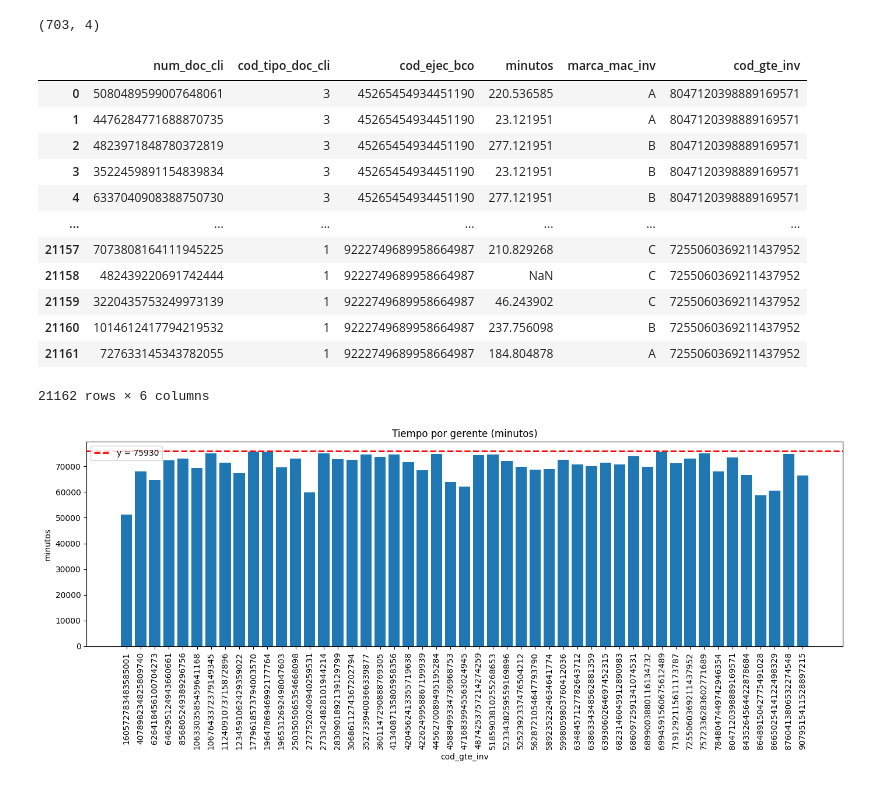
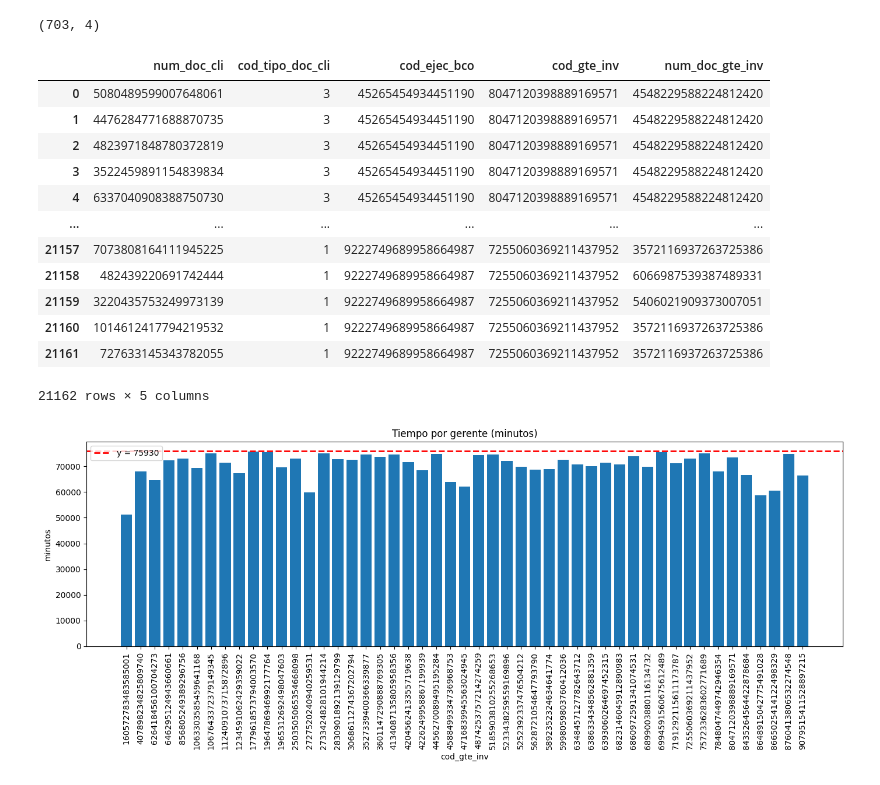
Before and after one commit to Arley6mith/bcol_prueba_2025, a Jupyter notebook: notebooks/optimize.ipynb, the cells around one changed output. Saved outputs shown, nothing was run; the diff lists cells and outputs as text; code cells hidden in the pictures.

```diff
--- a/notebooks/optimize.ipynb
+++ b/notebooks/optimize.ipynb
@@ -484,23 +484,24 @@ df_asignacion.shape
 # %% [output]
 (703, 4)
 # %%
-merge_gerente_asig = df_time_client[['num_doc_cli','cod_tipo_doc_cli','cod_ejec_bco','minutos','marca_mac_inv']].merge(
+merge_gerente_asig = df_time_client[['num_doc_cli','cod_tipo_doc_cli','num_doc_gte_inv','cod_ejec_bco','minutos','marca_mac_inv']].merge(
     df_asignacion[['cod_ejec_bco','cod_gte_inv']],on='cod_ejec_bco', how='right')
 # %%
 merge_gerente_asig['cod_gte_inv'].dropna(inplace=True)
 # %%
-merge_gerente_asig
+base_final = merge_gerente_asig[['num_doc_cli','cod_tipo_doc_cli','cod_ejec_bco','cod_gte_inv','num_doc_gte_inv']]
+base_final
 # %% [output]
-|  | num_doc_cli | cod_tipo_doc_cli | cod_ejec_bco | minutos | marca_mac_inv | cod_gte_inv |
-| 0 | 5080489599007648061 | 3 | 45265454934451190 | 220.536585 | A | 8047120398889169571 |
-| 1 | 4476284771688870735 | 3 | 45265454934451190 | 23.121951 | A | 8047120398889169571 |
-| 2 | 4823971848780372819 | 3 | 45265454934451190 | 277.121951 | B | 8047120398889169571 |
-| 3 | 3522459891154839834 | 3 | 45265454934451190 | 23.121951 | B | 8047120398889169571 |
-| 4 | 6337040908388750730 | 3 | 45265454934451190 | 277.121951 | B | 8047120398889169571 |
-| ... | ... | ... | ... | ... | ... | ... |
-| 21157 | 7073808164111945225 | 1 | 9222749689958664987 | 210.829268 | C | 7255060369211437952 |
-| 21158 | 482439220691742444 | 1 | 9222749689958664987 | NaN | C | 7255060369211437952 |
-| 21159 | 3220435753249973139 | 1 | 9222749689958664987 | 46.243902 | C | 7255060369211437952 |
-| 21160 | 1014612417794219532 | 1 | 9222749689958664987 | 237.756098 | B | 7255060369211437952 |
-| 21161 | 727633145343782055 | 1 | 9222749689958664987 | 184.804878 | A | 7255060369211437952 |
+|  | num_doc_cli | cod_tipo_doc_cli | cod_ejec_bco | cod_gte_inv | num_doc_gte_inv |
+| 0 | 5080489599007648061 | 3 | 45265454934451190 | 8047120398889169571 | 4548229588224812420 |
+| 1 | 4476284771688870735 | 3 | 45265454934451190 | 8047120398889169571 | 4548229588224812420 |
+| 2 | 4823971848780372819 | 3 | 45265454934451190 | 8047120398889169571 | 4548229588224812420 |
+| 3 | 3522459891154839834 | 3 | 45265454934451190 | 8047120398889169571 | 4548229588224812420 |
+| 4 | 6337040908388750730 | 3 | 45265454934451190 | 8047120398889169571 | 4548229588224812420 |
+| ... | ... | ... | ... | ... | ... |
+| 21157 | 7073808164111945225 | 1 | 9222749689958664987 | 7255060369211437952 | 3572116937263725386 |
+| 21158 | 482439220691742444 | 1 | 9222749689958664987 | 7255060369211437952 | 6066987539387489331 |
+| 21159 | 3220435753249973139 | 1 | 9222749689958664987 | 7255060369211437952 | 5406021909373007051 |
+| 21160 | 1014612417794219532 | 1 | 9222749689958664987 | 7255060369211437952 | 3572116937263725386 |
+| 21161 | 727633145343782055 | 1 | 9222749689958664987 | 7255060369211437952 | 3572116937263725386 |
-21162 rows × 6 columns
+21162 rows × 5 columns
```
Also changed, not shown: parts of 6 cells of this notebook, 3 other files.
